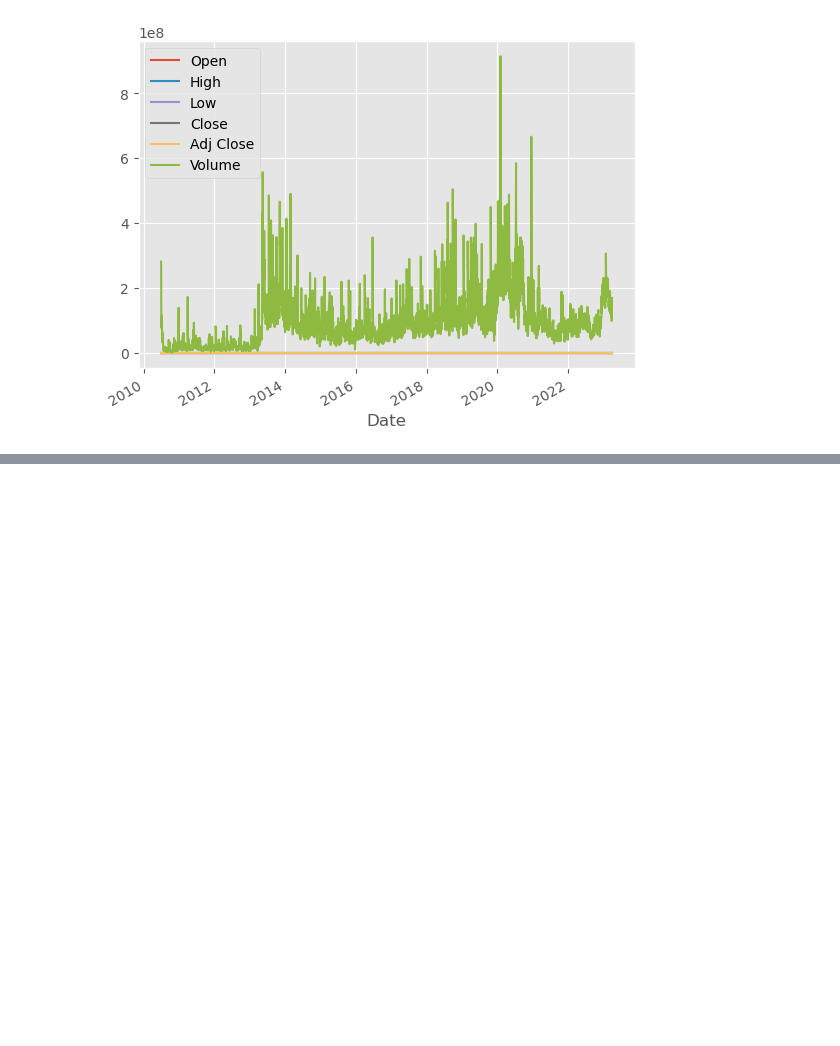
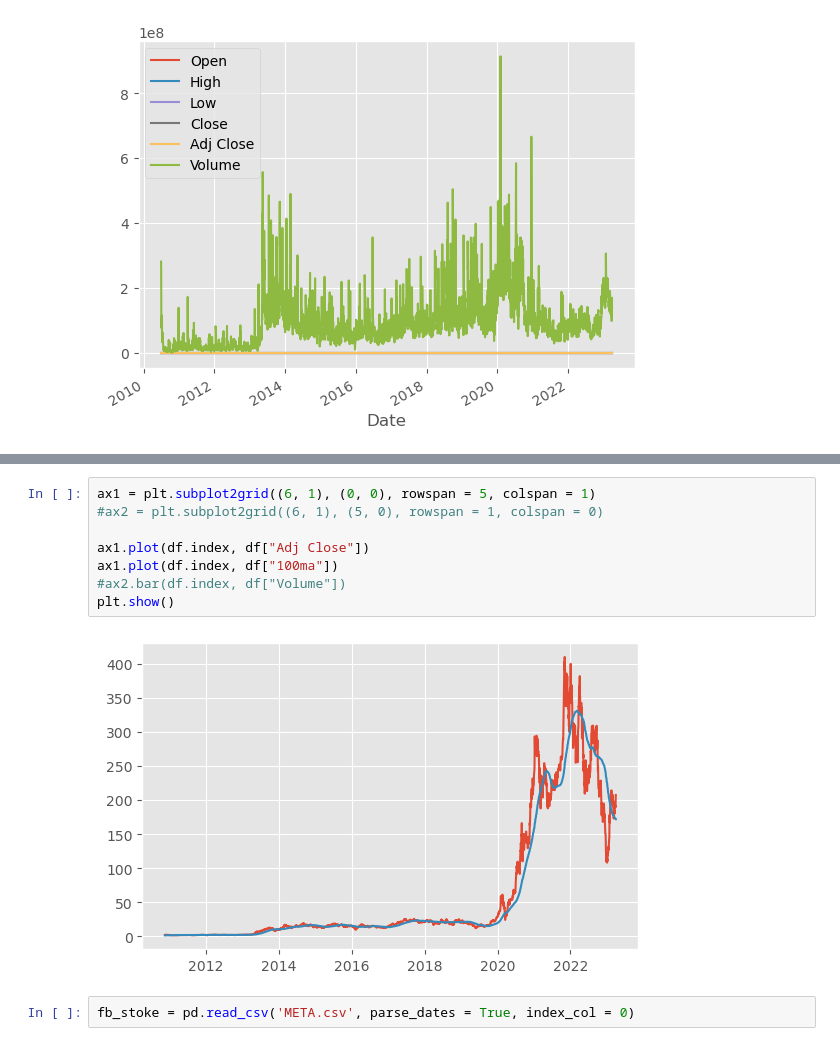
Before and after one commit to lehuynhduc16/Learn-Time-Series-Analysis, a Jupyter notebook: time_series_analysis.ipynb, the cells around one changed output, grey strips where cells are left out. Drawn from its saved outputs; the diff is of its cells as text; blank space fills up the shorter version.

```diff
--- a/time_series_analysis.ipynb
+++ b/time_series_analysis.ipynb
@@ -56,0 +98,12 @@ plt.show()
+# %%
+ax1 = plt.subplot2grid((6, 1), (0, 0), rowspan = 5, colspan = 1)
+#ax2 = plt.subplot2grid((6, 1), (5, 0), rowspan = 1, colspan = 0)
+
+ax1.plot(df.index, df["Adj Close"])
+ax1.plot(df.index, df["100ma"])
+#ax2.bar(df.index, df["Volume"])
+plt.show()
+# %% [output]
+[figure, added]
+# %%
+fb_stoke = pd.read_csv('META.csv', parse_dates = True, index_col = 0)
```
Also changed, not shown: parts of 9 cells of this notebook, 1 other file.
